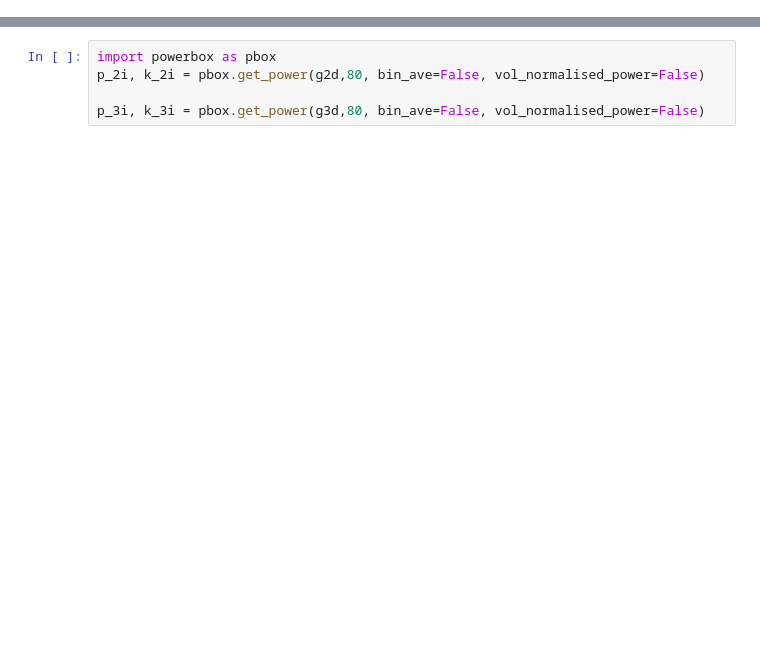
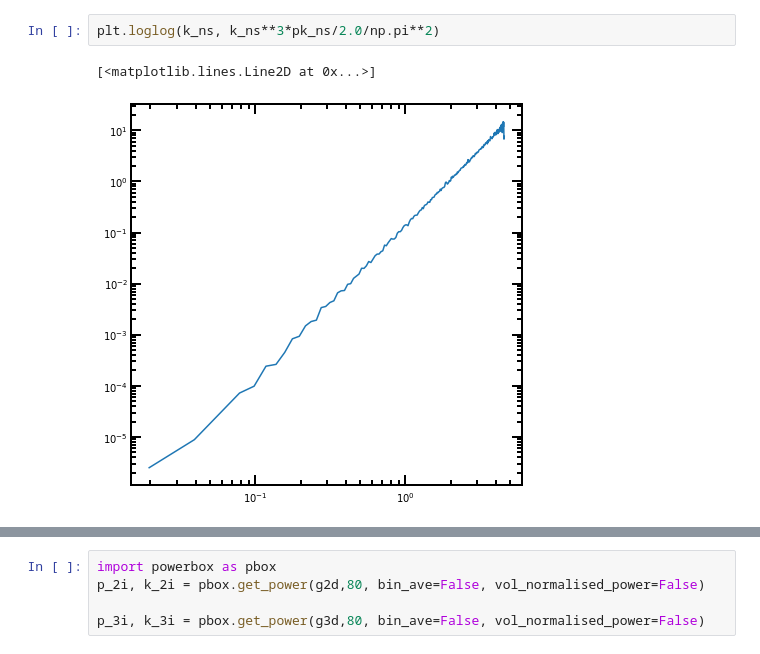
Before and after one commit to Anirbancosmo/Limpy, a Jupyter notebook: notebook/powerspectra.ipynb, the cells around one changed output, grey strips where cells are left out. Drawn from its saved outputs; the diff is of its cells as text; blank space fills up the shorter version.

```diff
--- a/notebook/powerspectra.ipynb
+++ b/notebook/powerspectra.ipynb
@@ -9,2 +57,7 @@ from plotsettings import *
+# %%
+plt.loglog(k_ns, k_ns**3*pk_ns/2.0/np.pi**2)
+# %% [output]
+[<matplotlib.lines.Line2D at 0x...>]
+[figure, added]
 # %%
 boxsize=80
```
Also changed, not shown: parts of 37 cells of this notebook, 15 other files.
